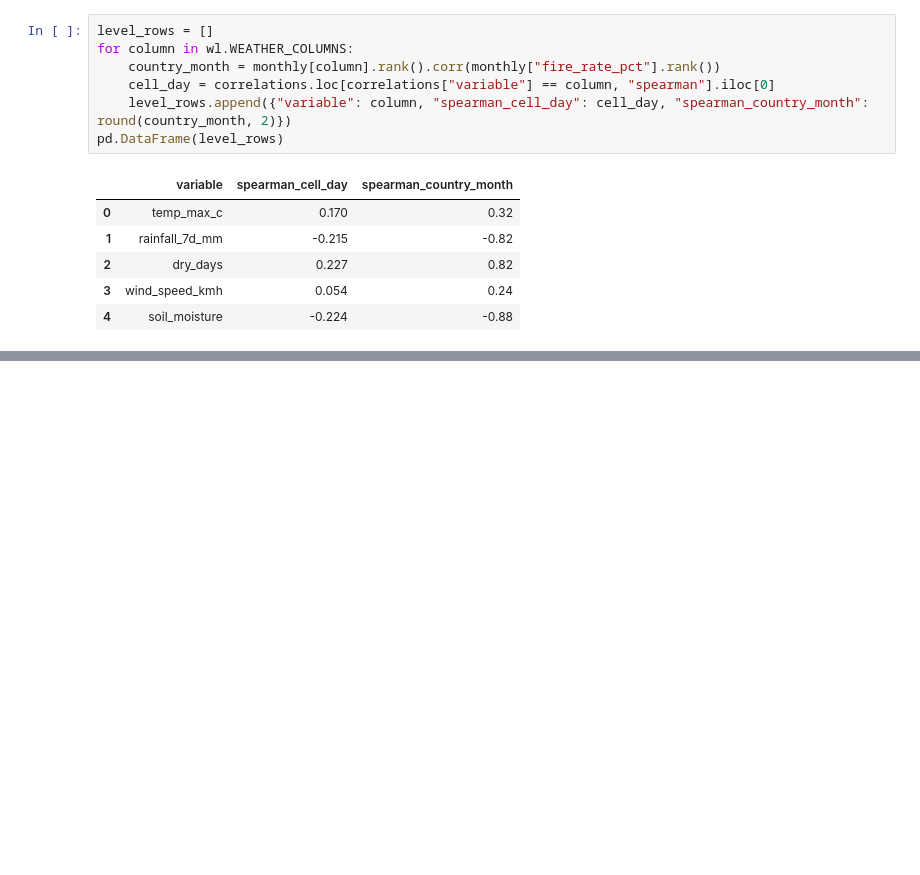
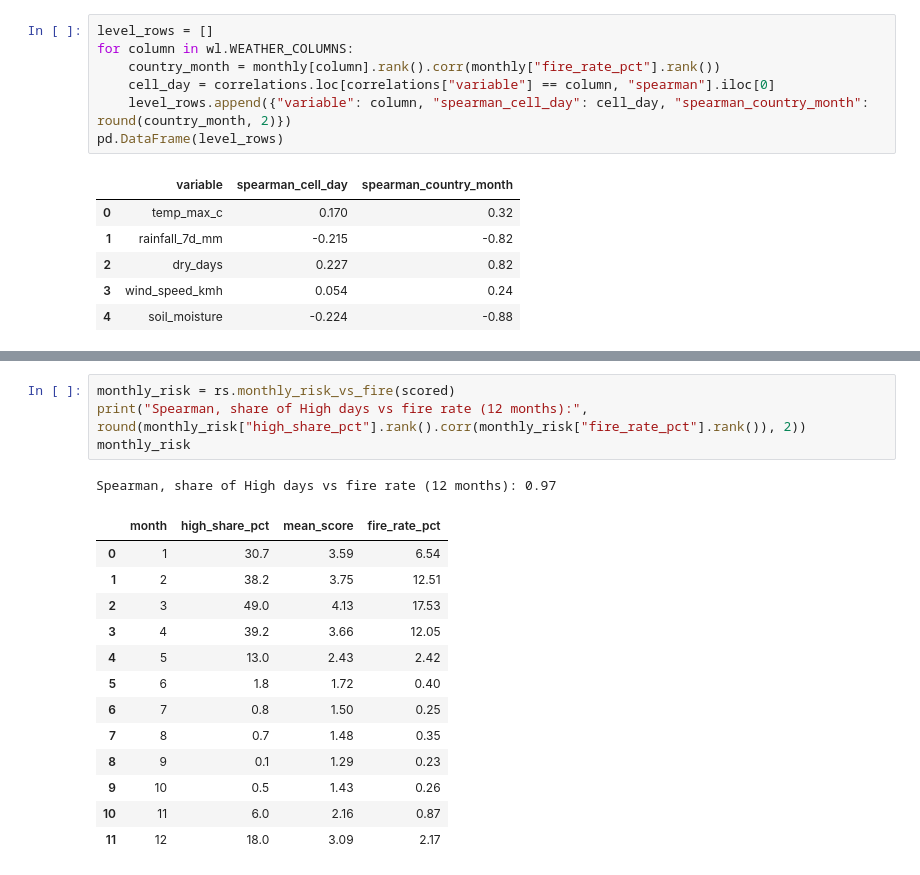
Before and after one commit to huy-nguyen23/wildfire-risk-analysis, a Jupyter notebook: notebooks/14_risk_analysis.ipynb, the cells around one changed output, grey strips where cells are left out. Drawn from its saved outputs; the diff is of its cells as text; blank space fills up the shorter version.

```diff
--- a/notebooks/14_risk_analysis.ipynb
+++ b/notebooks/14_risk_analysis.ipynb
@@ -203,0 +355,19 @@ pd.DataFrame(level_rows)
+# %%
+monthly_risk = rs.monthly_risk_vs_fire(scored)
+print("Spearman, share of High days vs fire rate (12 months):", round(monthly_risk["high_share_pct"].rank().corr(monthly_risk["fire_rate_pct"].rank()), 2))
+monthly_risk
+# %% [output]
+Spearman, share of High days vs fire rate (12 months): 0.97
+|  | month | high_share_pct | mean_score | fire_rate_pct |
+| 0 | 1 | 30.7 | 3.59 | 6.54 |
+| 1 | 2 | 38.2 | 3.75 | 12.51 |
+| 2 | 3 | 49.0 | 4.13 | 17.53 |
+| 3 | 4 | 39.2 | 3.66 | 12.05 |
+| 4 | 5 | 13.0 | 2.43 | 2.42 |
+| 5 | 6 | 1.8 | 1.72 | 0.40 |
+| 6 | 7 | 0.8 | 1.50 | 0.25 |
+| 7 | 8 | 0.7 | 1.48 | 0.35 |
+| 8 | 9 | 0.1 | 1.29 | 0.23 |
+| 9 | 10 | 0.5 | 1.43 | 0.26 |
+| 10 | 11 | 6.0 | 2.16 | 0.87 |
+| 11 | 12 | 18.0 | 3.09 | 2.17 |
```
Also changed, not shown: parts of 13 cells of this notebook, 2 other files.
